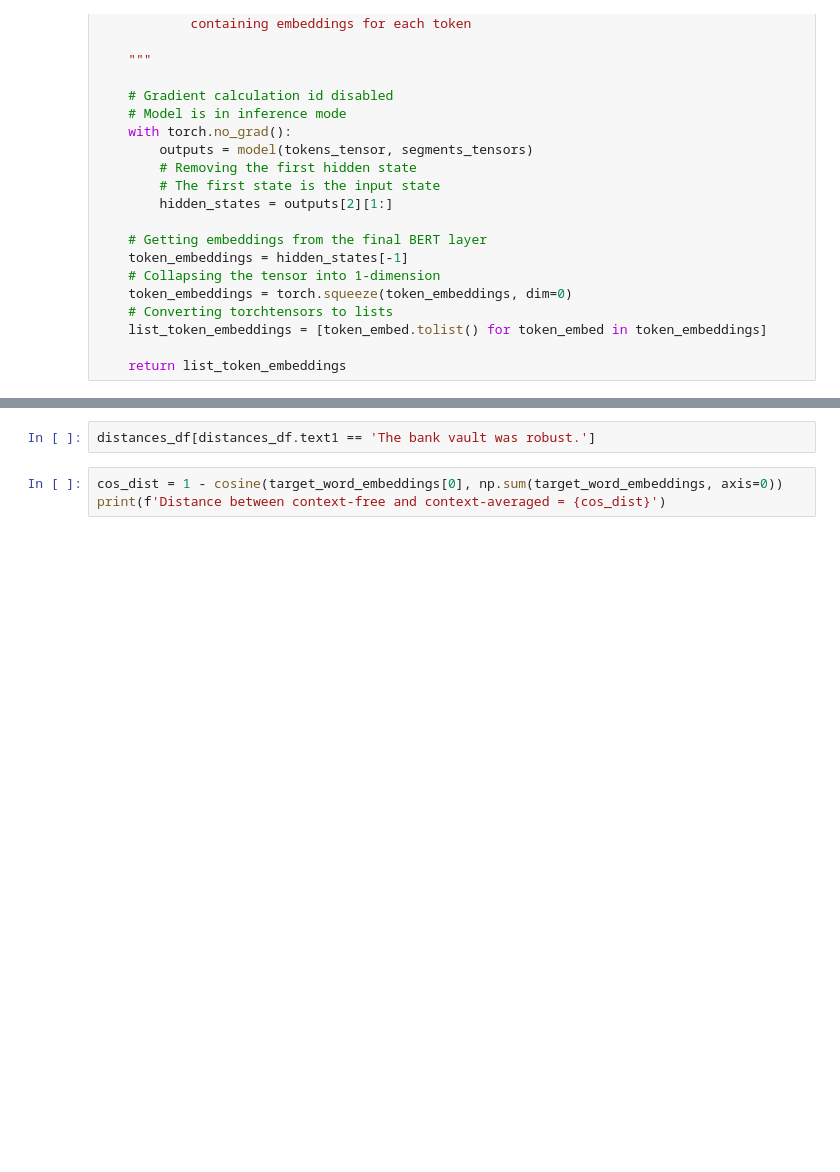
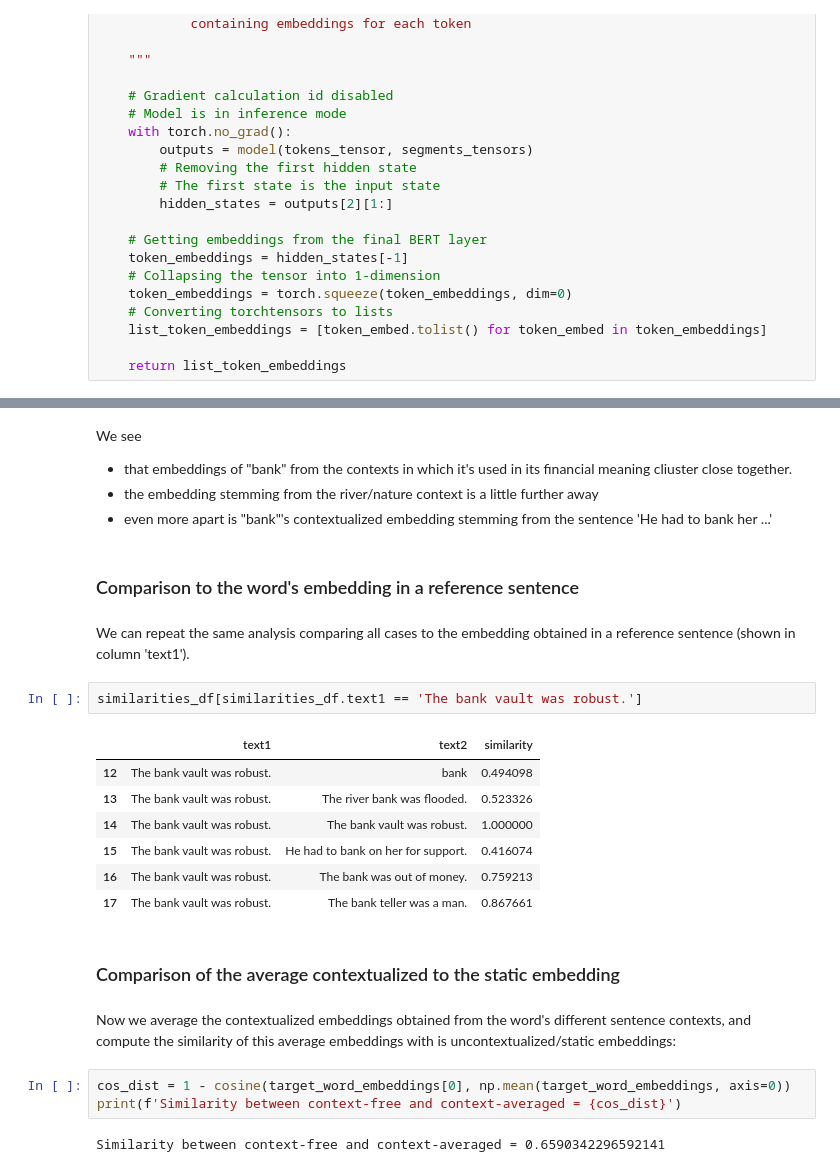
Before and after one commit to haukelicht/advanced_text_analysis, a Jupyter notebook: notebooks/03_BERT_word_embeddings.ipynb, the cells around one changed output, grey strips where cells are left out. Drawn from its saved outputs; the diff is of its cells as text; blank space fills up the shorter version.

```diff
--- a/notebooks/03_BERT_word_embeddings.ipynb
+++ b/notebooks/03_BERT_word_embeddings.ipynb
@@ -138,5 +207,28 @@ distances_df[distances_df.text1 == 'bank']
+# %% [markdown]
+We see
+- that embeddings of "bank" from the contexts in which it's used in its financial meaning cliuster close together.
+- the embedding stemming from the river/nature context is a little further away
+- even more apart is "bank"'s contextualized embedding stemming from the sentence 'He had to bank her ...'
+# %% [markdown]
+### Comparison to the word's embedding in a reference sentence
+# %% [markdown]
+We can repeat the same analysis comparing all cases to the embedding obtained in a reference sentence (shown in column 'text1').
 # %%
-distances_df[distances_df.text1 == 'The bank vault was robust.']
+similarities_df[similarities_df.text1 == 'The bank vault was robust.']
+# %% [output]
+|  | text1 | text2 | similarity |
+| 12 | The bank vault was robust. | bank | 0.494098 |
+| 13 | The bank vault was robust. | The river bank was flooded. | 0.523326 |
+| 14 | The bank vault was robust. | The bank vault was robust. | 1.000000 |
+| 15 | The bank vault was robust. | He had to bank on her for support. | 0.416074 |
+| 16 | The bank vault was robust. | The bank was out of money. | 0.759213 |
+| 17 | The bank vault was robust. | The bank teller was a man. | 0.867661 |
+# %% [markdown]
+### Comparison of the average contextualized to the static embedding
+# %% [markdown]
+Now we average the contextualized embeddings obtained from the word's different sentence contexts, and compute the similarity of this average embeddings with is uncontextualized/static embeddings:
 # %%
-cos_dist = 1 - cosine(target_word_embeddings[0], np.sum(target_word_embeddings, axis=0))
-print(f'Distance between context-free and context-averaged = {cos_dist}')
+cos_dist = 1 - cosine(target_word_embeddings[0], np.mean(target_word_embeddings, axis=0))
+print(f'Similarity between context-free and context-averaged = {cos_dist}')
+# %% [output]
+Similarity between context-free and context-averaged = 0.6590342296592141
```
Also changed, not shown: parts of 18 cells of this notebook.
